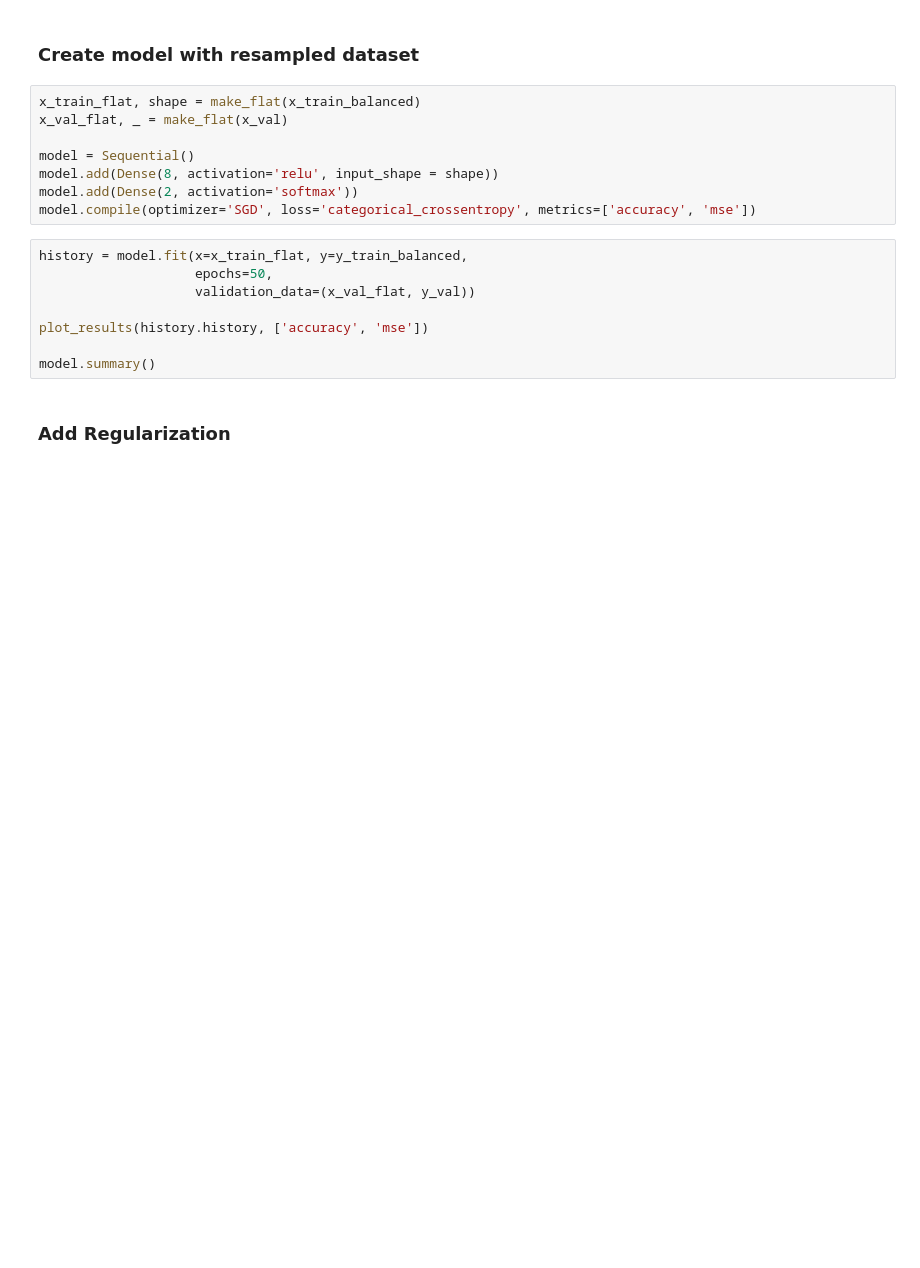
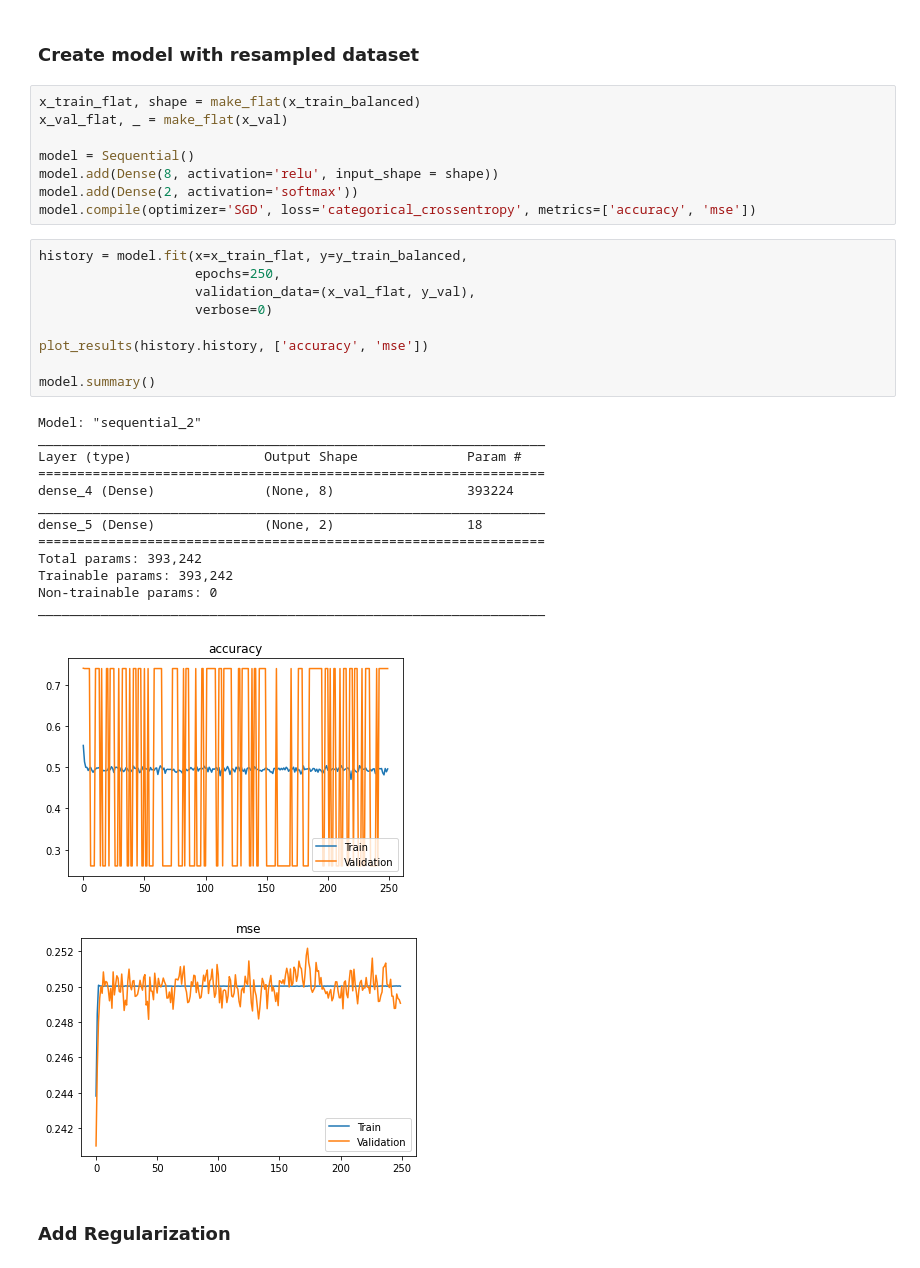
Before and after one commit to sethnlewis/X-Ray-Image-Classification, a Jupyter notebook: notebooks/EDA.ipynb, the cells around one changed output. Drawn from its saved outputs; the diff is of its cells as text; blank space fills up the shorter version.

```diff
--- a/notebooks/EDA.ipynb
+++ b/notebooks/EDA.ipynb
@@ -328,12 +365,28 @@ model.add(Dense(2, activation='softmax'))
 model.compile(optimizer='SGD', loss='categorical_crossentropy', metrics=['accuracy', 'mse'])
 # %%
 history = model.fit(x=x_train_flat, y=y_train_balanced,
-                    epochs=50,
-                    validation_data=(x_val_flat, y_val))
+                    epochs=250,
+                    validation_data=(x_val_flat, y_val),
+                    verbose=0)
 
 plot_results(history.history, ['accuracy', 'mse'])
 
 model.summary()
+# %% [output]
+Model: "sequential_2"
+_________________________________________________________________
+Layer (type)                 Output Shape              Param #
+=================================================================
+dense_4 (Dense)              (None, 8)                 393224
+_________________________________________________________________
+dense_5 (Dense)              (None, 2)                 18
+=================================================================
+Total params: 393,242
+Trainable params: 393,242
+Non-trainable params: 0
+_________________________________________________________________
+[figure, added]
+[figure, added]
 # %% [markdown]
 ### Add Regularization
 # %%
```
Also changed, not shown: parts of 16 cells of this notebook.
